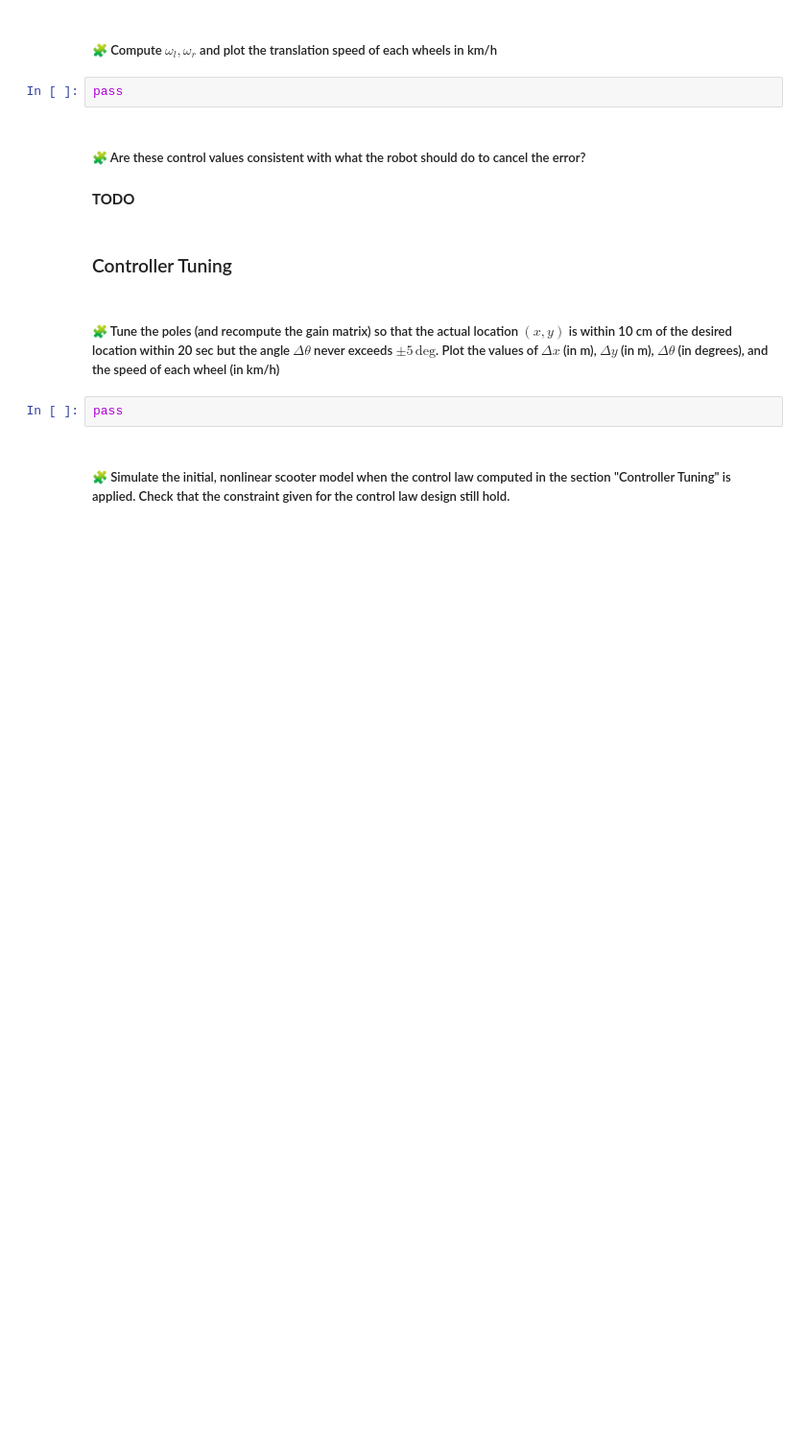
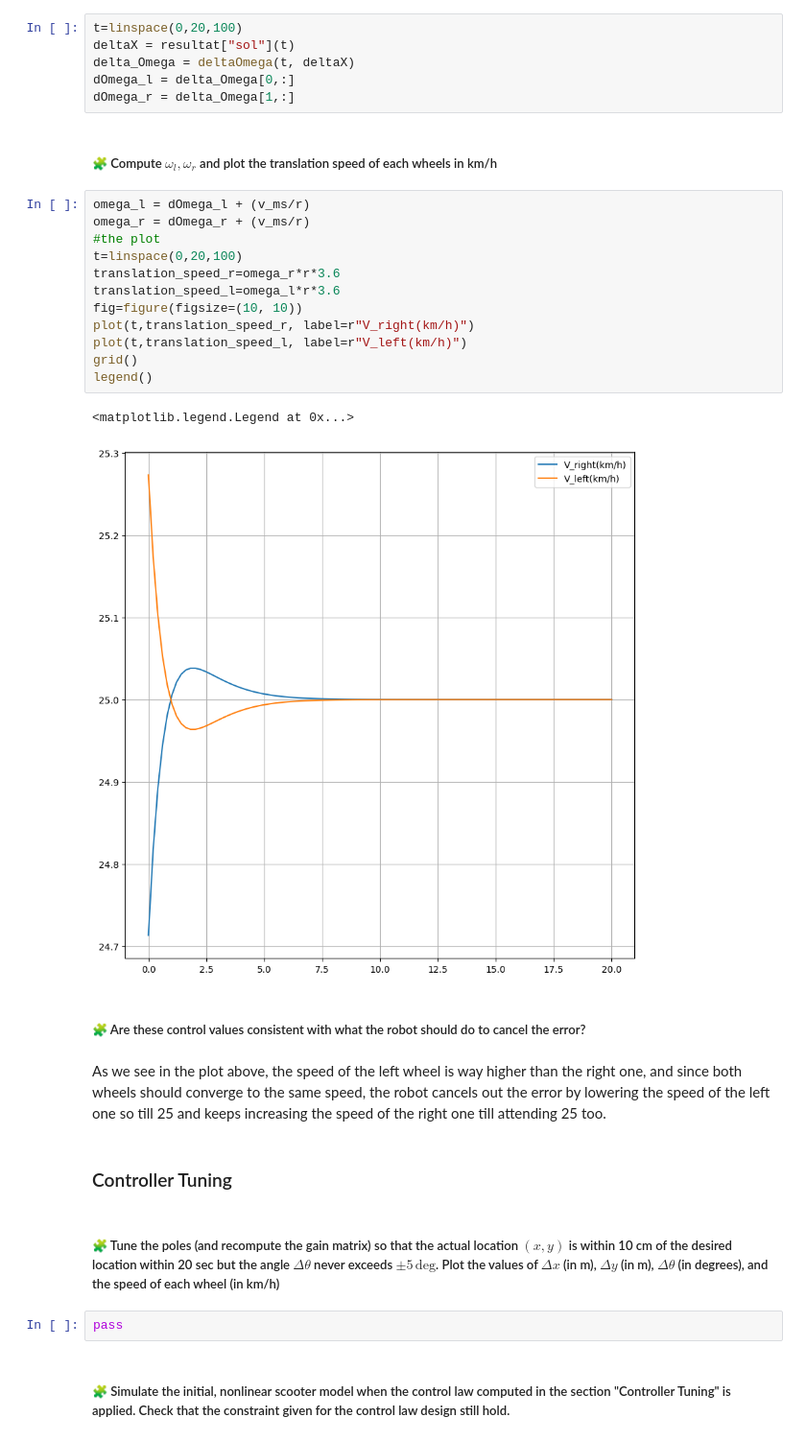
Before and after one commit to ahmedelalaoui142/control-engineering-with-python-project-2023-2024, a Jupyter notebook: Project_part_2.ipynb, the cells around one changed output. Shown at 96% size. Drawn from its saved outputs; the diff is of its cells as text; blank space fills up the shorter version.

```diff
--- a/Project_part_2.ipynb
+++ b/Project_part_2.ipynb
@@ -718,11 +720,30 @@ pass
+# %%
+t=linspace(0,20,100)
+deltaX = resultat["sol"](t)
+delta_Omega = deltaOmega(t, deltaX)
+dOmega_l = delta_Omega[0,:]
+dOmega_r = delta_Omega[1,:]
 # %% [markdown]
 ##### 🧩 Compute $\omega_l,\omega_r$ and plot the translation speed of each wheels in km/h
-# %%
-pass
+# %%
+omega_l = dOmega_l + (v_ms/r)
+omega_r = dOmega_r + (v_ms/r)
+#the plot
+t=linspace(0,20,100)
+translation_speed_r=omega_r*r*3.6
+translation_speed_l=omega_l*r*3.6
+fig=figure(figsize=(10, 10))
+plot(t,translation_speed_r, label=r"V_right(km/h)")
+plot(t,translation_speed_l, label=r"V_left(km/h)")
+grid()
+legend()
+# %% [output]
+<matplotlib.legend.Legend at 0x...>
+[figure, added]
 # %% [markdown]
 ##### 🧩 Are these control values consistent with what the robot should do to cancel the error?
-# %% [markdown]
-**TODO**
+# %% [markdown]
+As we see in the plot above, the speed of the left wheel is way higher than the right one, and since both wheels should converge to the same speed, the robot cancels out the error by lowering the speed of the left one so till 25 and keeps increasing the speed of the right one till attending 25 too.
 # %% [markdown]
 ###  Controller Tuning
 # %% [markdown]
```
Also changed, not shown: parts of 8 cells of this notebook.
